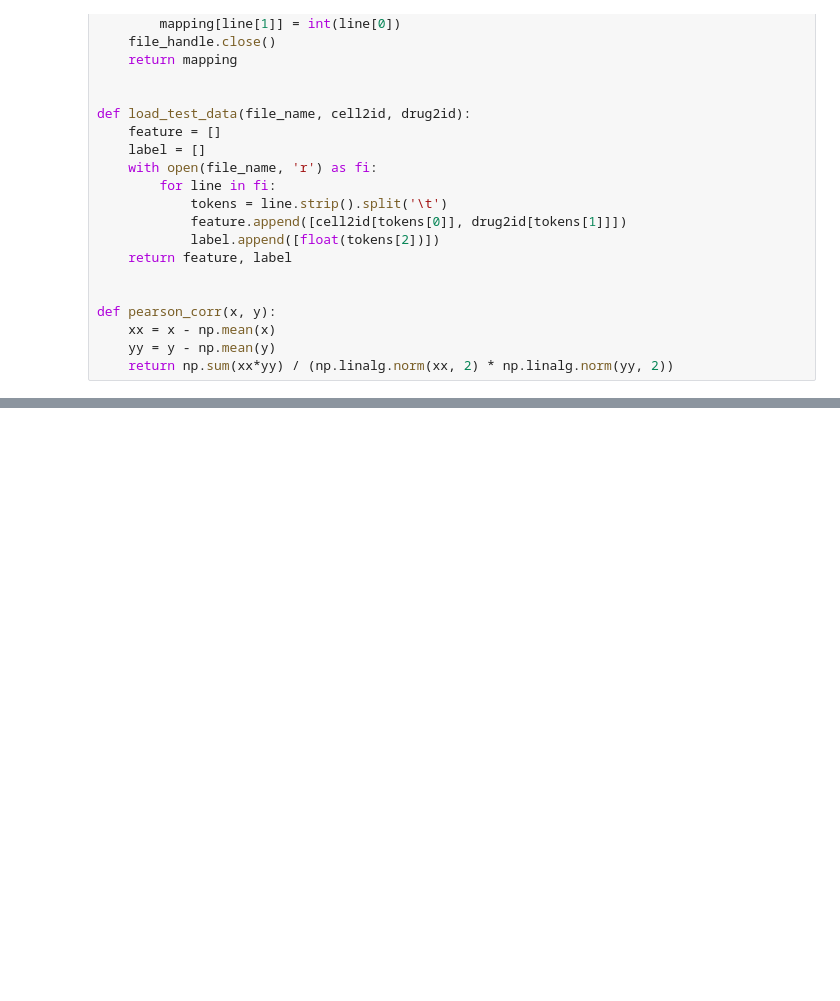
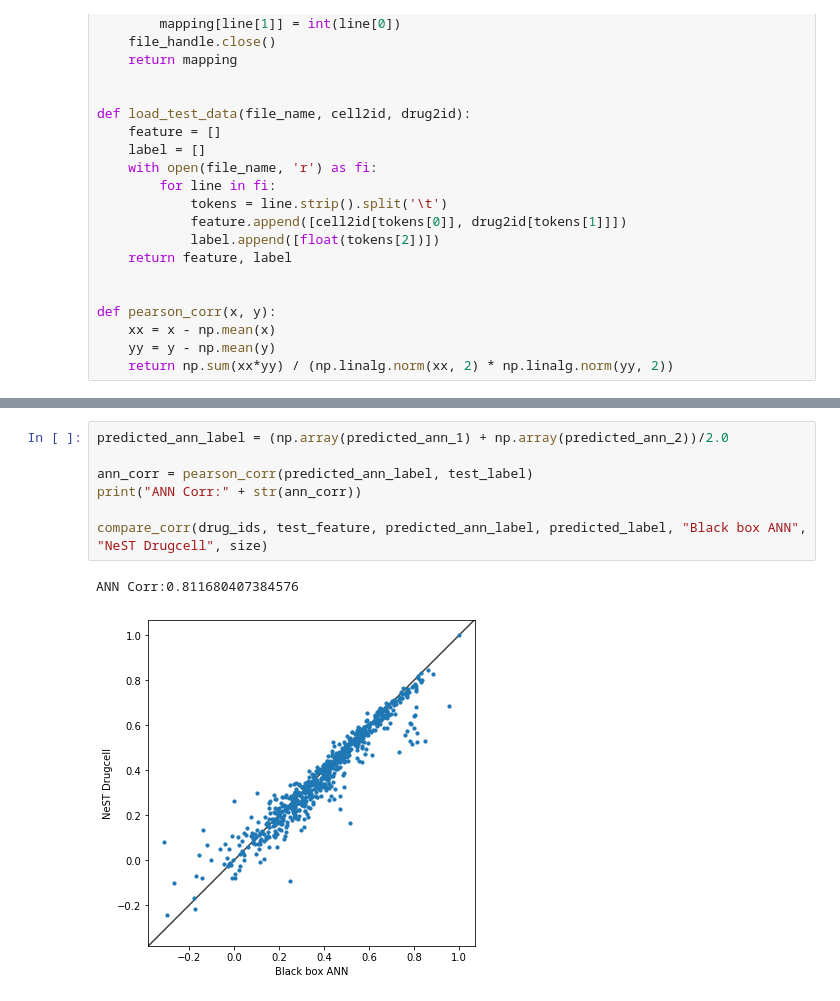
Before and after one commit to enmsilva/nest_drugcell, a Jupyter notebook: code/result_analysis.ipynb, the cells around one changed output, grey strips where cells are left out. Cells and saved outputs as stored; diff of their text form; blank space fills up the shorter version.

```diff
--- a/code/result_analysis.ipynb
+++ b/code/result_analysis.ipynb
@@ -147,0 +176,10 @@ plt.show()
+# %%
+predicted_ann_label = (np.array(predicted_ann_1) + np.array(predicted_ann_2))/2.0
+
+ann_corr = pearson_corr(predicted_ann_label, test_label)
+print("ANN Corr:" + str(ann_corr))
+
+compare_corr(drug_ids, test_feature, predicted_ann_label, predicted_label, "Black box ANN", "NeST Drugcell", size)
+# %% [output]
+ANN Corr:0.811680407384576
+[figure, added]
```
Also changed, not shown: parts of 18 cells of this notebook, 2 other files.
